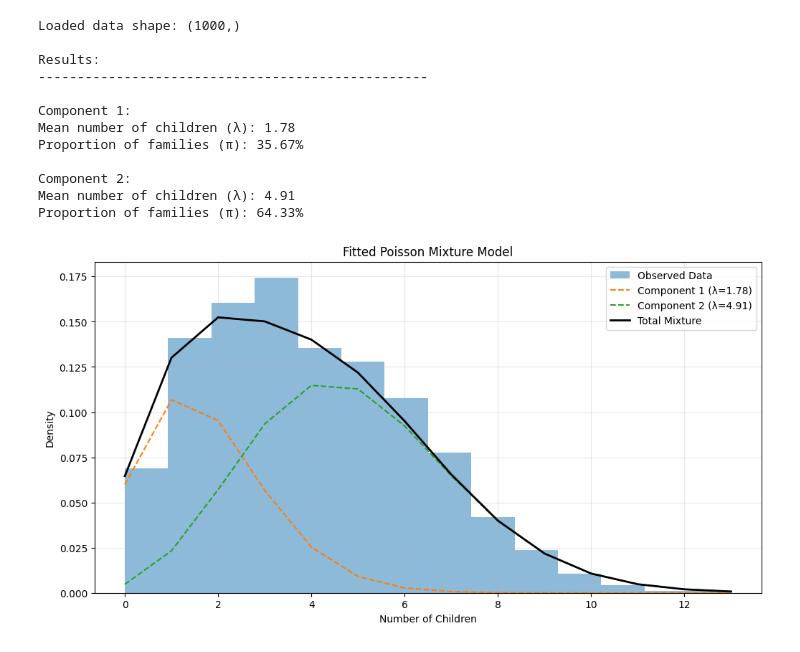
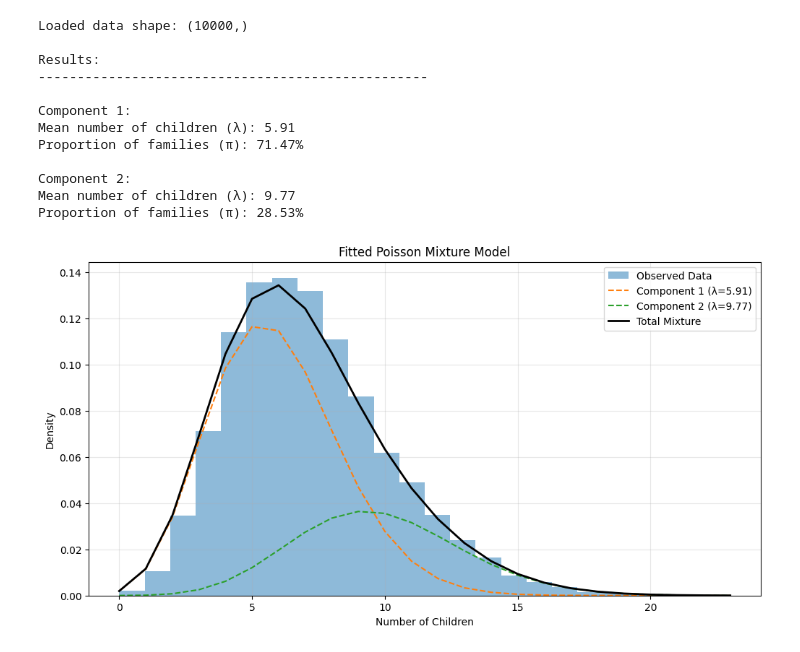
Before and after one commit to saimon7g/CSE-472-Machine-Learning, a Jupyter notebook: offline4/Em.ipynb, the cells around one changed output. Saved outputs shown, nothing was run; the diff lists cells and outputs as text; code cells hidden in the pictures.

```diff
--- a/offline4/Em.ipynb
+++ b/offline4/Em.ipynb
@@ -127,78 +127,45 @@ def plot_mixture_fit(X, model):
     plt.show()
 
 
-def plot_convergence(model):
-    """Plot convergence metrics"""
-    plt.figure(figsize=(15, 5))
-
-    # Plot log likelihood
-    plt.subplot(131)
-    plt.plot(model.history['log_likelihood'])
-    plt.title('Log Likelihood Convergence')
-    plt.xlabel('Iteration')
-    plt.ylabel('Log Likelihood')
-
-    # Plot rate convergence
-    plt.subplot(132)
-    rates = np.array(model.history['rates'])
-    for k in range(model.n_components):
-        plt.plot(rates[:, k], label=f'Component {k+1}')
-    plt.title('Rate (λ) Convergence')
-    plt.xlabel('Iteration')
-    plt.ylabel('Rate')
-    plt.legend()
-
-    # Plot mixing weights convergence
-    plt.subplot(133)
-    weights = np.array(model.history['weights'])
-    for k in range(model.n_components):
-        plt.plot(weights[:, k], label=f'Component {k+1}')
-    plt.title('Mixing Weights (π) Convergence')
-    plt.xlabel('Iteration')
-    plt.ylabel('Weight')
-    plt.legend()
-
-    plt.tight_layout()
-    plt.show()
 
 # Main execution
 if __name__ == "__main__":
     # Load data
-    data = load_data("em_data.txt")
+    data = load_data("em_data_online_4.txt")
     print(f"Loaded data shape: {data.shape}")
 
     # Fit model
     model = PoissonMixtureEM(n_components=2, max_iter=100, tol=1e-6)
     model.fit(data)
 
     # Print results
     print("\nResults:")
     print("-" * 50)
     for k in range(model.n_components):
         print(f"\nComponent {k+1}:")
         print(f"Mean number of children (λ): {model.rates[k]:.2f}")
         print(f"Proportion of families (π): {model.mixing_weights[k]:.2%}")
 
     # Create visualizations
     plot_mixture_fit(data, model)
     # plot_convergence(model)
 
     # # Additional analysis
     # assignments = model.predict(data)
     # print("\nComponent Assignments:")
     # print(f"Component 1: {np.sum(assignments == 0)} families")
     # print(f"Component 2: {np.sum(assignments == 1)} families")
 # %% [output]
-Loaded data shape: (1000,)
+Loaded data shape: (10000,)
 
 Results:
 --------------------------------------------------
 
 Component 1:
-Mean number of children (λ): 1.78
-Proportion of families (π): 35.67%
+Mean number of children (λ): 5.91
+Proportion of families (π): 71.47%
 
 Component 2:
-Mean number of children (λ): 4.91
-Proportion of families (π): 64.33%
+Mean number of children (λ): 9.77
+Proportion of families (π): 28.53%
-[figure, old version]
+[figure, new version]
```
Also changed, not shown: 3 other files.
